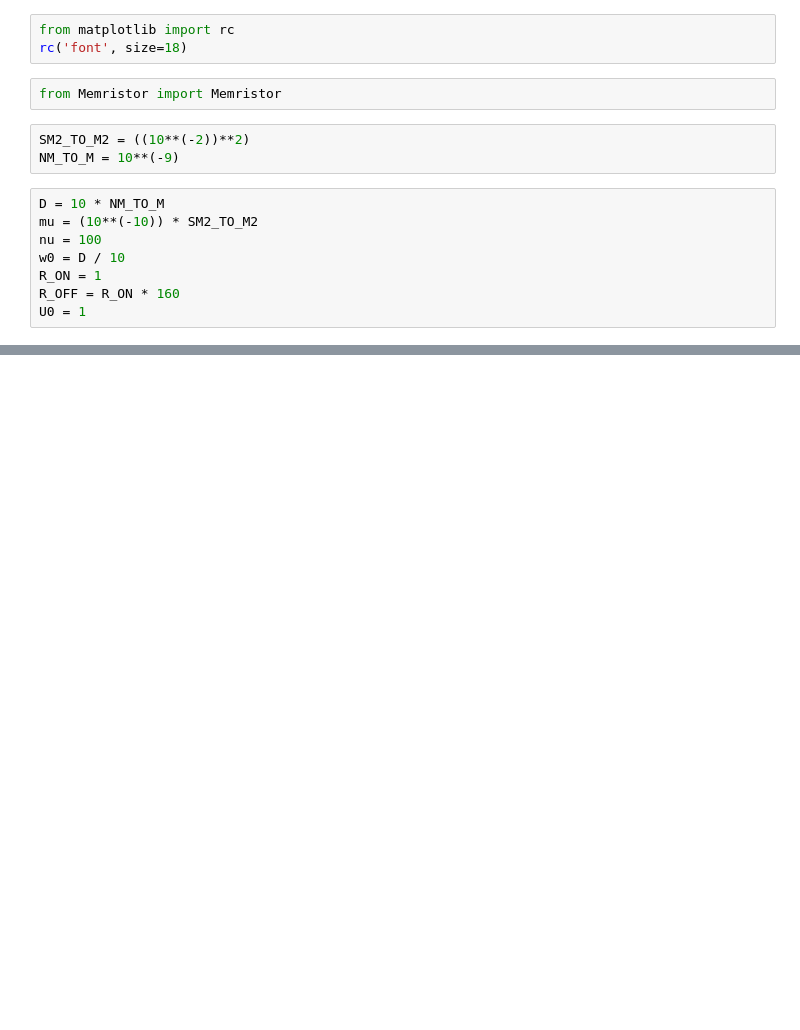
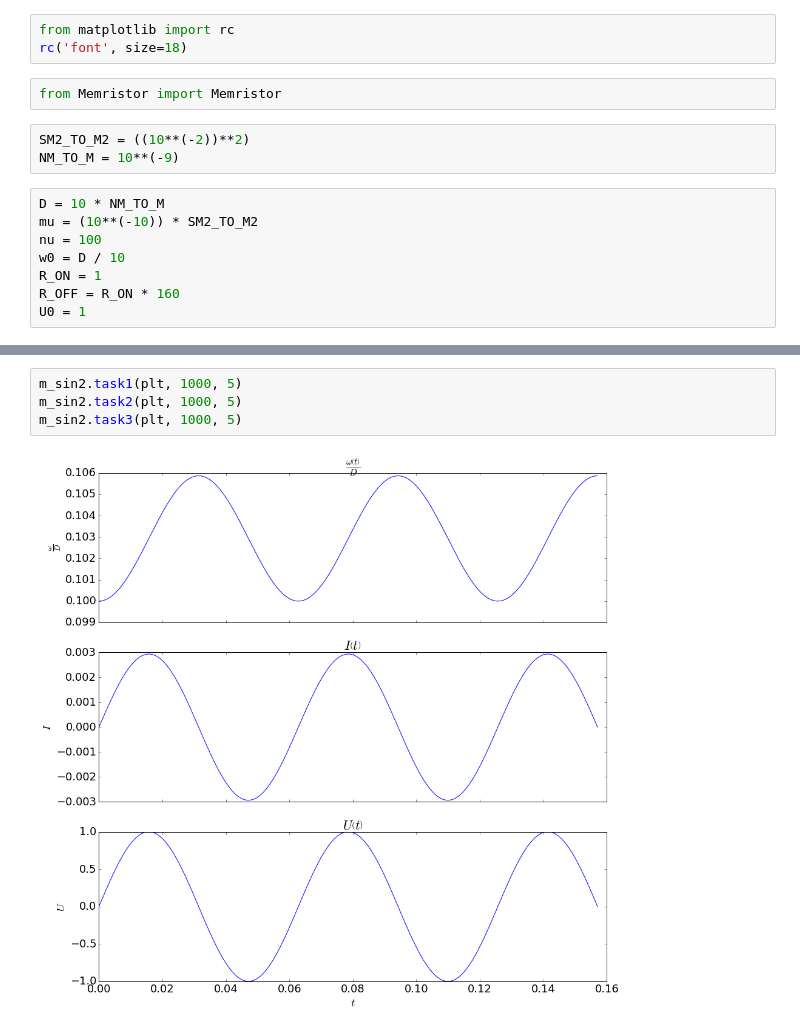
Before and after one commit to char-lie/physical-informatics, a Jupyter notebook: Lab5/lab5.ipynb, the cells around one changed output, grey strips where cells are left out. Cells and saved outputs as stored; diff of their text form; blank space fills up the shorter version.

```diff
--- a/Lab5/lab5.ipynb
+++ b/Lab5/lab5.ipynb
@@ -200,0 +210,6 @@ m.task3(plt, 1000, 5)
+# %%
+m_sin2.task1(plt, 1000, 5)
+m_sin2.task2(plt, 1000, 5)
+m_sin2.task3(plt, 1000, 5)
+# %% [output]
+[figure, added]
```
Also changed, not shown: parts of 9 cells of this notebook.
